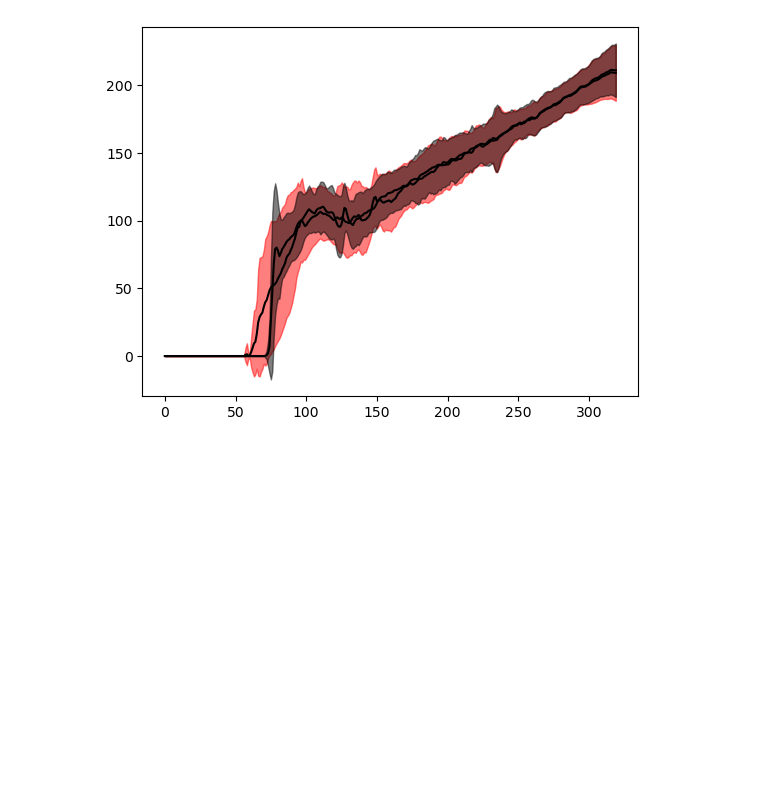
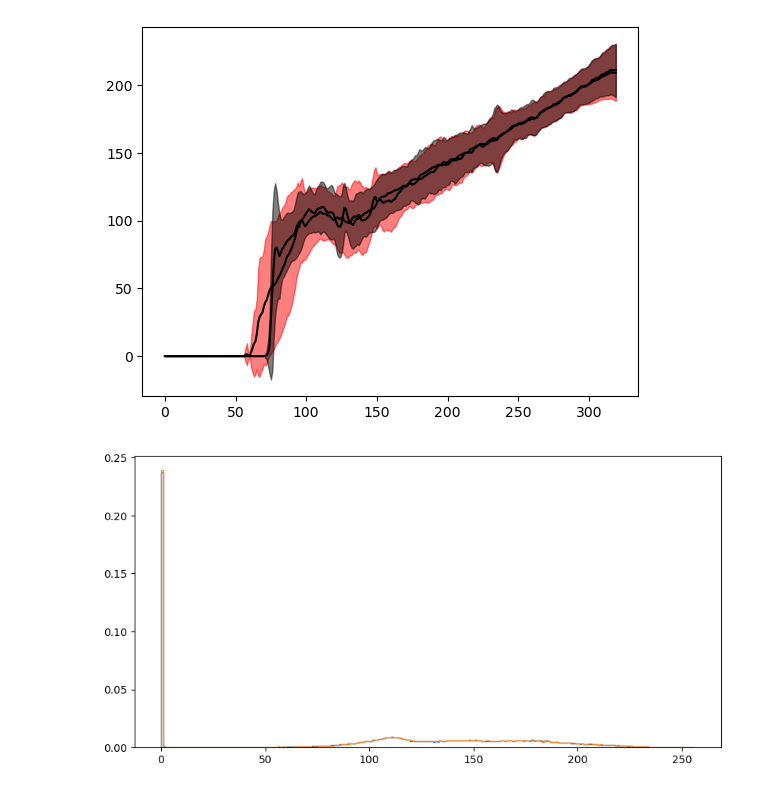
Before and after one commit to JGIBristol/cementum_imaging, a Jupyter notebook: straighten_mesh.ipynb, the cells around one changed output. Cells and saved outputs as stored; diff of their text form; code cells hidden in the pictures; blank space fills up the shorter version.

Commit message:
change some images

```diff
--- a/straighten_mesh.ipynb
+++ b/straighten_mesh.ipynb
@@ -154,3 +155,11 @@ axis.fill_between(
 # %% [output]
 <matplotlib.collections.PolyCollection at 0x...>
 [figure]
+# %%
+fig, axis = plt.subplots(1, 1, figsize=(10, 5))
+kw = {"bins": np.linspace(0, 256, 256), "histtype": "step", "density": True}
+axis.hist(image.ravel(), **kw)
+axis.hist(image_transformed.ravel(), **kw)
+None
+# %% [output]
+[figure, added]
```
Also changed, not shown: parts of 1 cell of this notebook.
